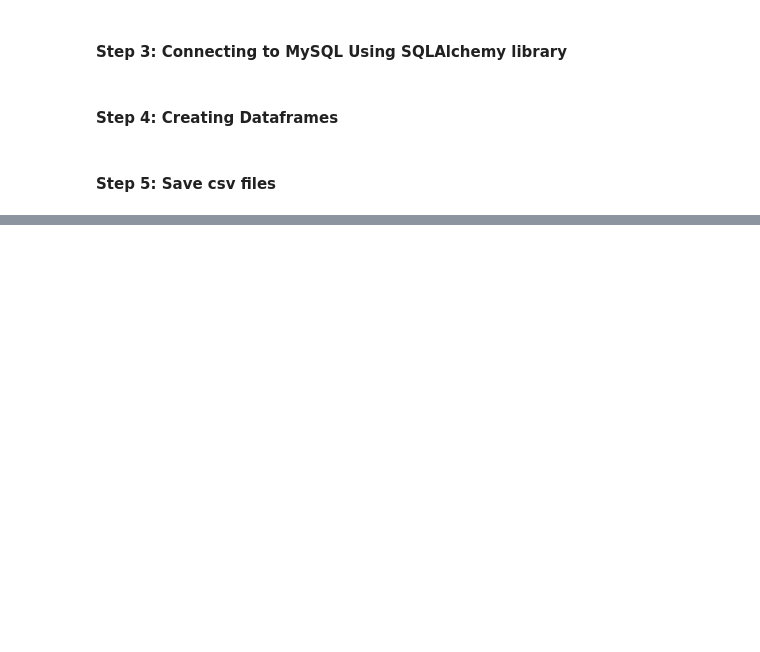
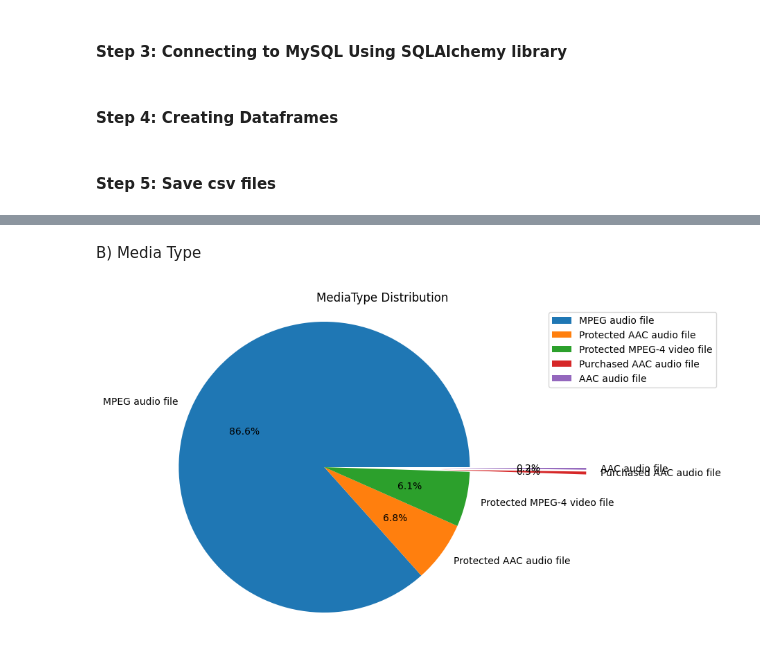
Before and after one commit to Mahlagha1994/Chinook, a Jupyter notebook: notebooks/Chinook Data Analysis.ipynb, the cells around one changed output, grey strips where cells are left out. Cells and saved outputs as stored; diff of their text form; code cells hidden in the pictures; blank space fills up the shorter version.

```diff
--- a/notebooks/Chinook Data Analysis.ipynb
+++ b/notebooks/Chinook Data Analysis.ipynb
@@ -61,0 +165,15 @@ Track.to_csv('/Users/mahlagha/Chinook/data/processed/Track.csv', index=False)
+# %% [markdown]
+B) Media Type
+# %%
+# Pie Plot
+plt.figure(figsize=(10,6))
+media_counts_tracks = Track['MediaTypeId'].value_counts()
+labels = MediaType['Name'].unique()
+explode = [0.8 if count < media_counts_tracks.max() * 0.05 else 0 for count in media_counts_tracks]
+plt.pie(media_counts_tracks, labels=labels, autopct='%1.1f%%', explode=explode)
+plt.title('MediaType Distribution')
+plt.axis('equal')
+plt.legend(loc='best', bbox_to_anchor=(0.8,1))
+plt.show()
+# %% [output]
+[figure, added]
```
Also changed, not shown: parts of 37 cells of this notebook.
